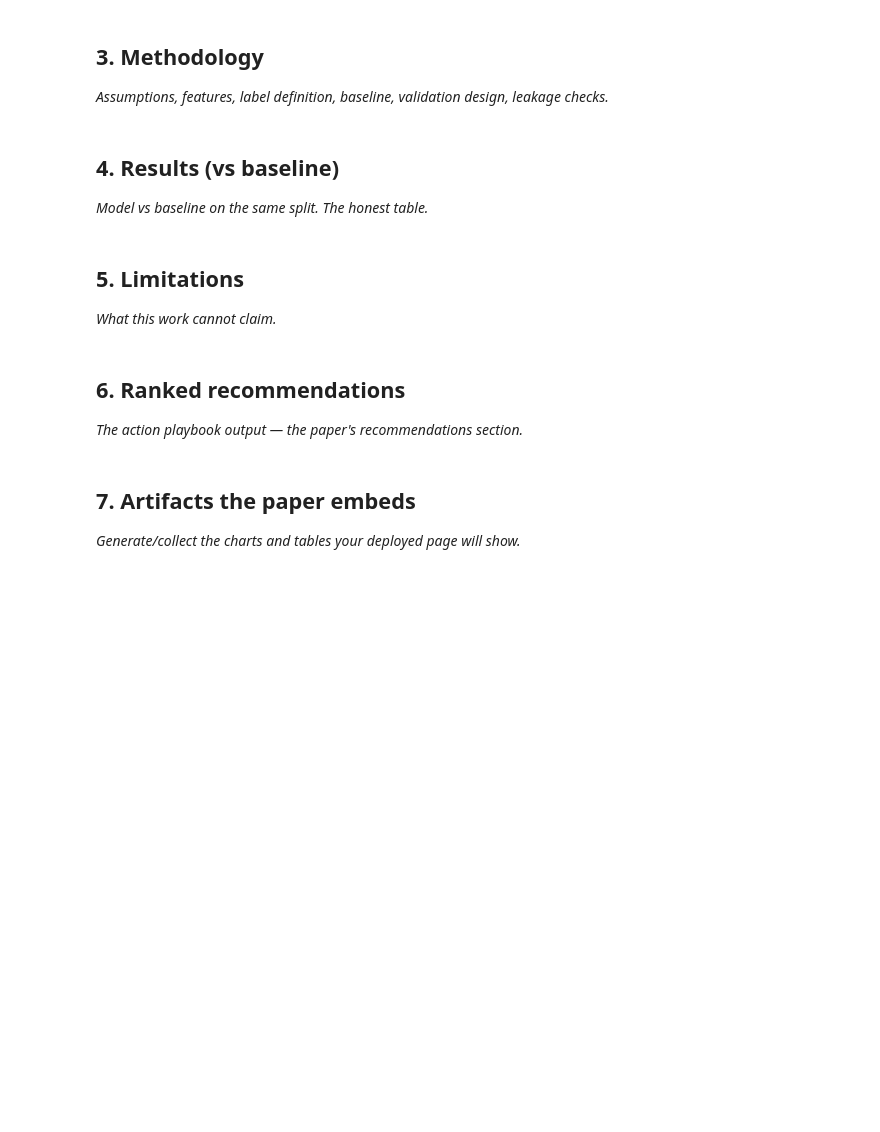
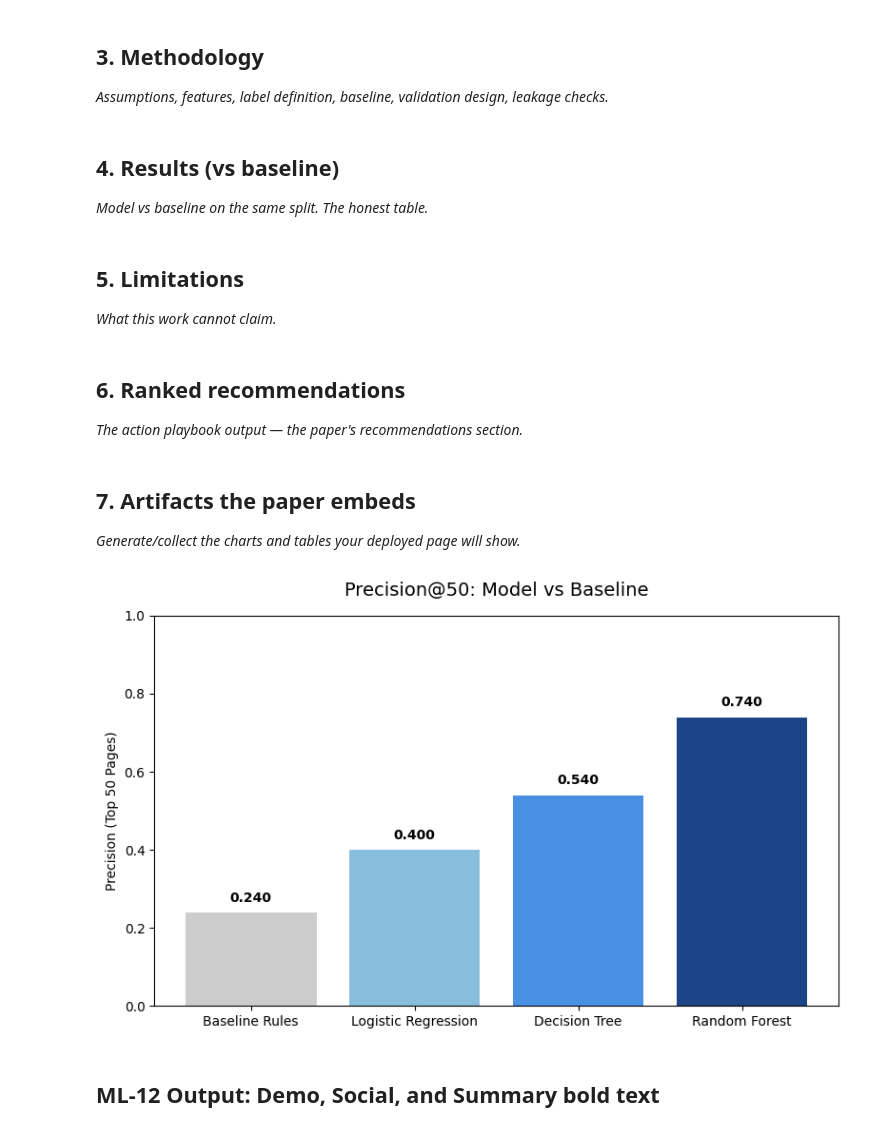
Before and after one commit to Netrahoni/FlyRankAi-Intern-work-Files, a Jupyter notebook: work/notebooks/capstone.ipynb, the cells around one changed output. Drawn from its saved outputs; the diff is of its cells as text; code cells hidden in the pictures; blank space fills up the shorter version.

```diff
--- a/work/notebooks/capstone.ipynb
+++ b/work/notebooks/capstone.ipynb
@@ -34,3 +81,25 @@ This skeleton is yours to fill. Work the sections **in order** — each one has
 ## 7. Artifacts the paper embeds
 
 *Generate/collect the charts and tables your deployed page will show.*
+# %%
+import matplotlib.pyplot as plt
+
+models = ['Baseline Rules', 'Logistic Regression', 'Decision Tree', 'Random Forest']
+p50_scores = [0.240, 0.400, 0.540, 0.740]
+
+plt.figure(figsize=(8, 5))
+bars = plt.bar(models, p50_scores, color=['#cccccc', '#88bedc', '#4a90e2', '#1c4587'])
+plt.title('Precision@50: Model vs Baseline', pad=15, fontsize=14)
+plt.ylabel('Precision (Top 50 Pages)')
+plt.ylim(0, 1.0)
+
+for bar in bars:
+    yval = bar.get_height()
+    plt.text(bar.get_x() + bar.get_width()/2, yval + 0.02, f"{yval:.3f}", ha='center', va='bottom', fontweight='bold')
+
+plt.tight_layout()
+plt.show()
+# %% [output]
+[figure, added]
+# %% [markdown]
+## ML-12 Output: Demo, Social, and **Summary** **bold text**
```
Also changed, not shown: parts of 11 cells of this notebook.
